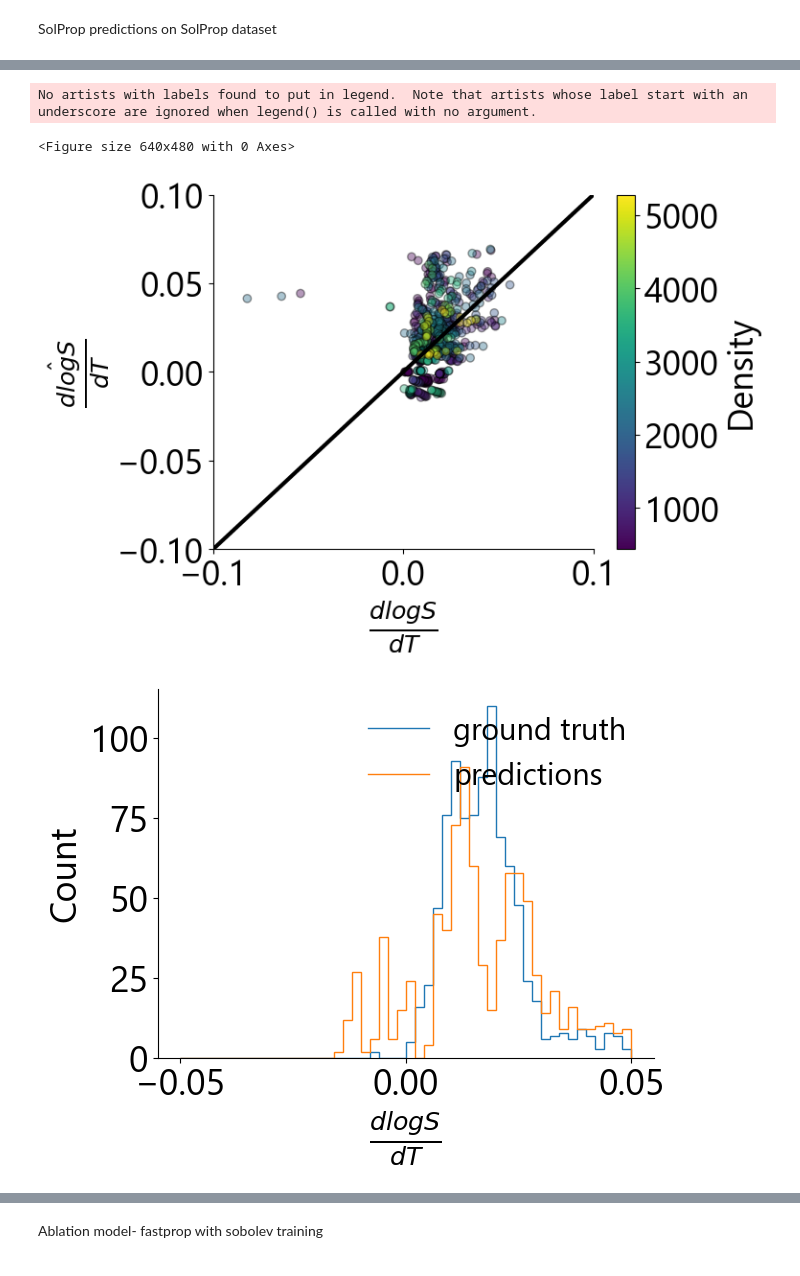
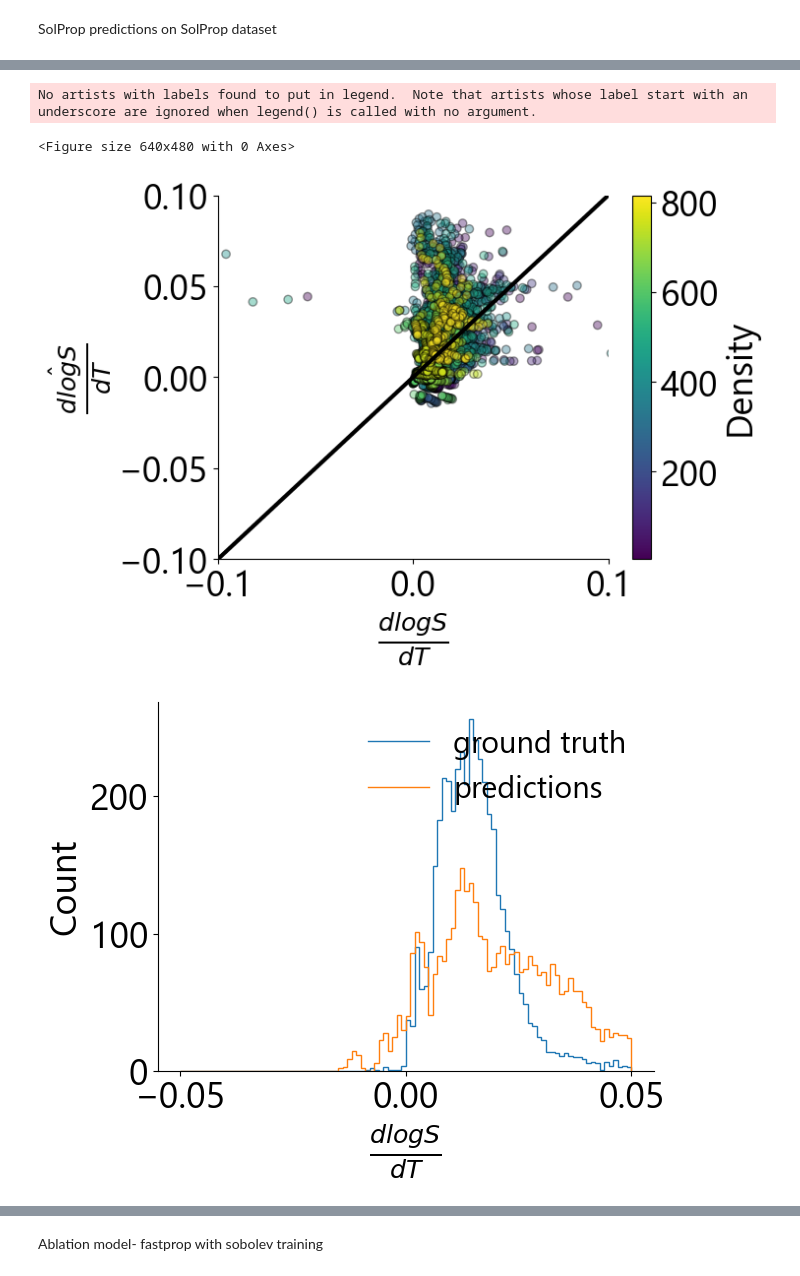
Before and after one commit to JacksonBurns/fastsolv, a Jupyter notebook: figures/figure_3.ipynb, the cells around one changed output, grey strips where cells are left out. Saved outputs shown, nothing was run; the diff lists cells and outputs as text; code cells hidden in the pictures.

Commit message:
error_analysis and alleatoric_limit
include analysis of errors between chemprop and fastprop

```diff
--- a/figures/figure_3.ipynb
+++ b/figures/figure_3.ipynb
@@ -148,8 +148,8 @@ def parity_plot(x,y, label, color, mse, percentage_within_1_unit):
 # %% [markdown]
 Fastprop performance on SolProp dataset
 # %%
-_src_dir: str = os.path.join(r"C:\Users\ChemeGrad2021\Documents\highsol", "amended")
-solprop_predictions: pd.DataFrame = pd.read_csv(os.path.join(_src_dir, "solprop_nonaq_predictions_fastprop.csv"))
+_src_dir: str = os.path.join(r"C:\Users\ChemeGrad2021\Documents\highsol", "fastprop_5215_predictions")
+solprop_predictions: pd.DataFrame = pd.read_csv(os.path.join(_src_dir, "solprop_fastprop_nonaq_predictions.csv"))
 solprop_predictions[['solvent smiles', 'solute smiles']] = solprop_predictions['smiles'].str.split('.', n=1, expand=True)
 solprop_predictions
 solute_smiles = solprop_predictions.pop('solute smiles')
@@ -225,7 +249,7 @@ distance_phys
 # %% [markdown]
 SolProp predictions on SolProp dataset
 # %%
-_src_dir: str = os.path.join(r"C:\Users\ChemeGrad2021\Documents\highsol", "amended")
+_src_dir: str = os.path.join(r"C:\Users\ChemeGrad2021\Documents\highsol", "solprop_predictions")
 vermiere_solprop_predictions: pd.DataFrame = pd.read_csv(os.path.join(_src_dir, "solprop_nonaq_vermeire_predictions.csv"))
 vermiere_solprop_predictions = vermiere_solprop_predictions.rename(columns = {"Solvent": "solvent smiles","Solute": "solute smiles", "Temp" : "temperature"})
 solprop_solprop_predictions = solprop_predictions.merge(vermiere_solprop_predictions[['solute smiles', 'solvent smiles', 'temperature', 'logST (method1) [log10(mol/L)]']],
@@ -248,10 +272,10 @@ parity_plot(solprop_solprop_predictions['logS_true'],
 # %%
 true_grads_solprop, pred_grads_solprop, mse_solprop, mae_solprop = gradient_analysis(solprop_solprop_predictions)
 gradient_parity_plot(true_grads_solprop, pred_grads_solprop)
-ax1, true_grads_binned_solprop, pred_grads_binned_solprop, true_grad_bins_pdf_solprop, pred_grad_bins_pdf_solprop = pdf_plot(true_grads_solprop, pred_grads_solprop, bins =50)
-ax2, true_grads_cdf_solprop, pred_grads_cdf_solprop, distance_solprop, true_grad_bins_cdf_solprop, pred_grad_bins_cdf_solprop = cdf_plot(true_grads_solprop, pred_grads_solprop, bins = 50)
+ax1, true_grads_binned_solprop, pred_grads_binned_solprop, true_grad_bins_pdf_solprop, pred_grad_bins_pdf_solprop = pdf_plot(true_grads_solprop, pred_grads_solprop, bins =100)
+ax2, true_grads_cdf_solprop, pred_grads_cdf_solprop, distance_solprop, true_grad_bins_cdf_solprop, pred_grad_bins_cdf_solprop = cdf_plot(true_grads_solprop, pred_grads_solprop, bins = 100)
 # %% [output]
 No artists with labels found to put in legend.  Note that artists whose label start with an underscore are ignored when legend() is called with no argument.
 <Figure size 640x480 with 0 Axes>
-[figure, old version]
+[figure, new version]
-[figure, old version]
+[figure, new version]
```
Also changed, not shown: parts of 12 cells of this notebook, 4 other files.
